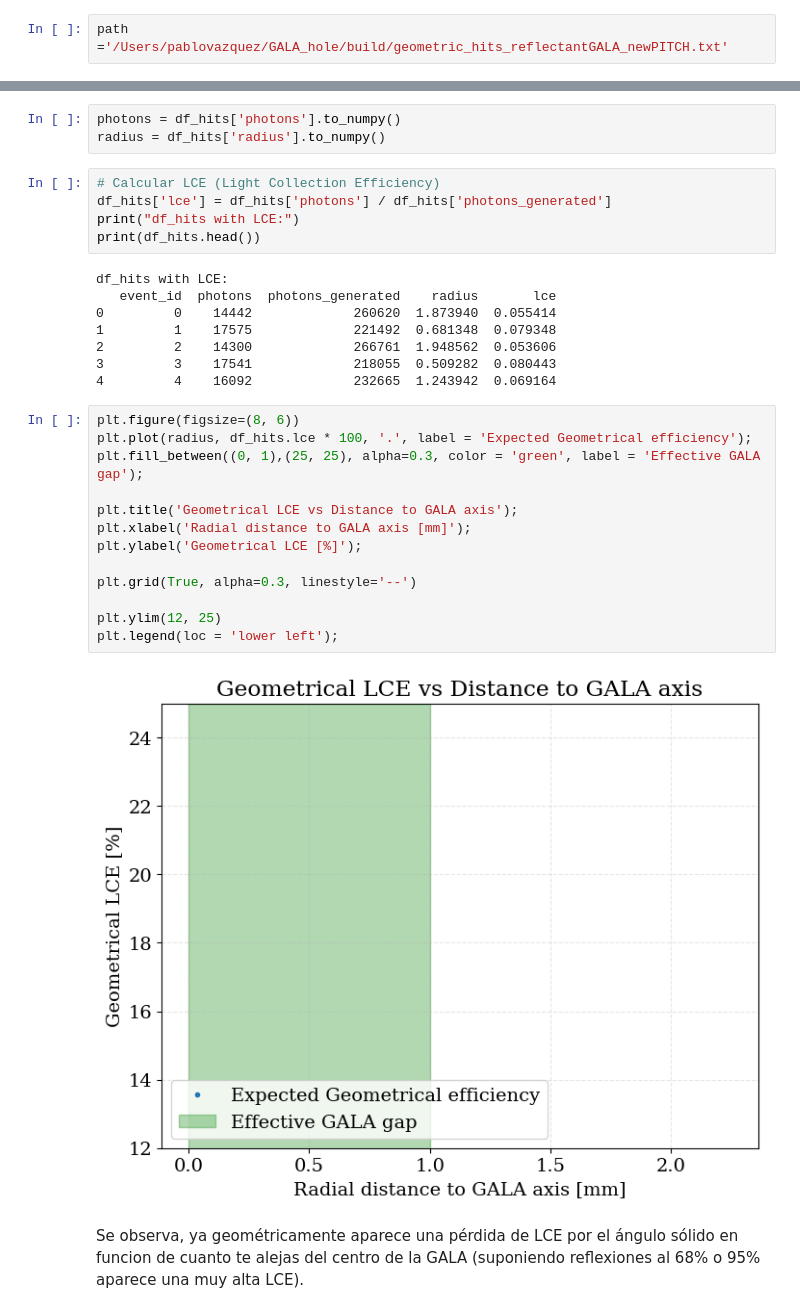
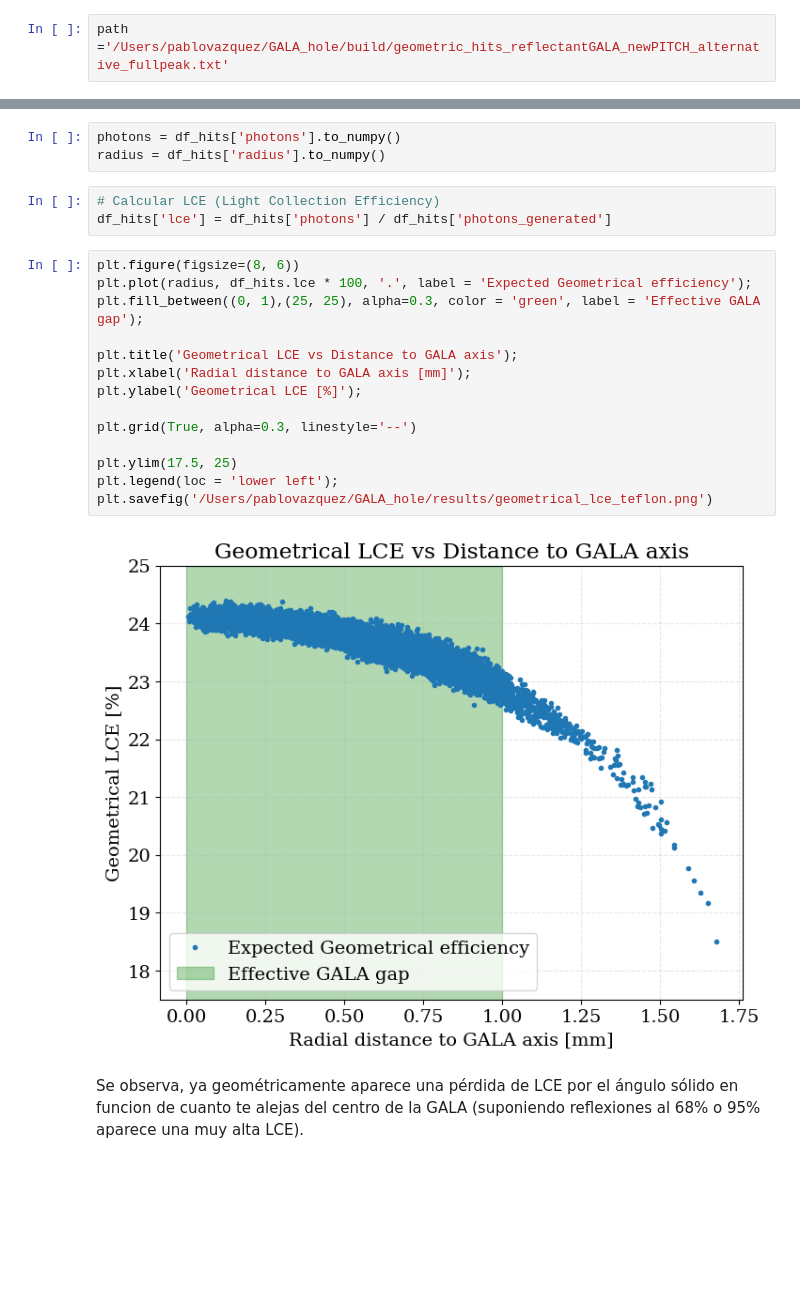
Before and after one commit to pablovzqz/GALA_hole, a Jupyter notebook: analysis/Offline_Electronics_Manual.ipynb, the cells around one changed output, grey strips where cells are left out. Cells and saved outputs as stored; diff of their text form; blank space fills up the shorter version.

```diff
--- a/analysis/Offline_Electronics_Manual.ipynb
+++ b/analysis/Offline_Electronics_Manual.ipynb
@@ -25,7 +25,7 @@ def gaussian(x, A, sigma, mu):
 
 El documento es demasiado grande como para leerlo todo conjunto en memoria, de forma que se abre en secciones.
 # %%
-path ='/Users/pablovazquez/GALA_hole/build/geometric_hits_reflectantGALA_newPITCH.txt'
+path ='/Users/pablovazquez/GALA_hole/build/geometric_hits_reflectantGALA_newPITCH_alternative_fullpeak.txt'
 # %%
 usecols = ['event_id', 'time_ns', 'vx_mm', 'vy_mm', 'vz_mm', 'nPhotons']
 
@@ -138,31 +129,22 @@ radius = df_hits['radius'].to_numpy()
 # %%
 # Calcular LCE (Light Collection Efficiency)
 df_hits['lce'] = df_hits['photons'] / df_hits['photons_generated']
-print("df_hits with LCE:")
-print(df_hits.head())
-# %% [output]
-df_hits with LCE:
-   event_id  photons  photons_generated    radius       lce
-0         0    14442             260620  1.873940  0.055414
-1         1    17575             221492  0.681348  0.079348
-2         2    14300             266761  1.948562  0.053606
-3         3    17541             218055  0.509282  0.080443
-4         4    16092             232665  1.243942  0.069164
 # %%
 plt.figure(figsize=(8, 6))
 plt.plot(radius, df_hits.lce * 100, '.', label = 'Expected Geometrical efficiency');
 plt.fill_between((0, 1),(25, 25), alpha=0.3, color = 'green', label = 'Effective GALA gap');
 
 plt.title('Geometrical LCE vs Distance to GALA axis');
 plt.xlabel('Radial distance to GALA axis [mm]');
 plt.ylabel('Geometrical LCE [%]');
 
 plt.grid(True, alpha=0.3, linestyle='--')
 
-plt.ylim(12, 25)
+plt.ylim(17.5, 25)
 plt.legend(loc = 'lower left');
+plt.savefig('/Users/pablovazquez/GALA_hole/results/geometrical_lce_teflon.png')
 # %% [output]
-[figure, old version]
+[figure, new version]
 # %% [markdown]
 Se observa, ya geométricamente aparece una pérdida de LCE por el ángulo sólido en funcion de cuanto te alejas del centro de la GALA (suponiendo reflexiones al 68% o 95% aparece una muy alta LCE).
 # %% [markdown]
```
Also changed, not shown: parts of 15 cells of this notebook, 13 other files.
